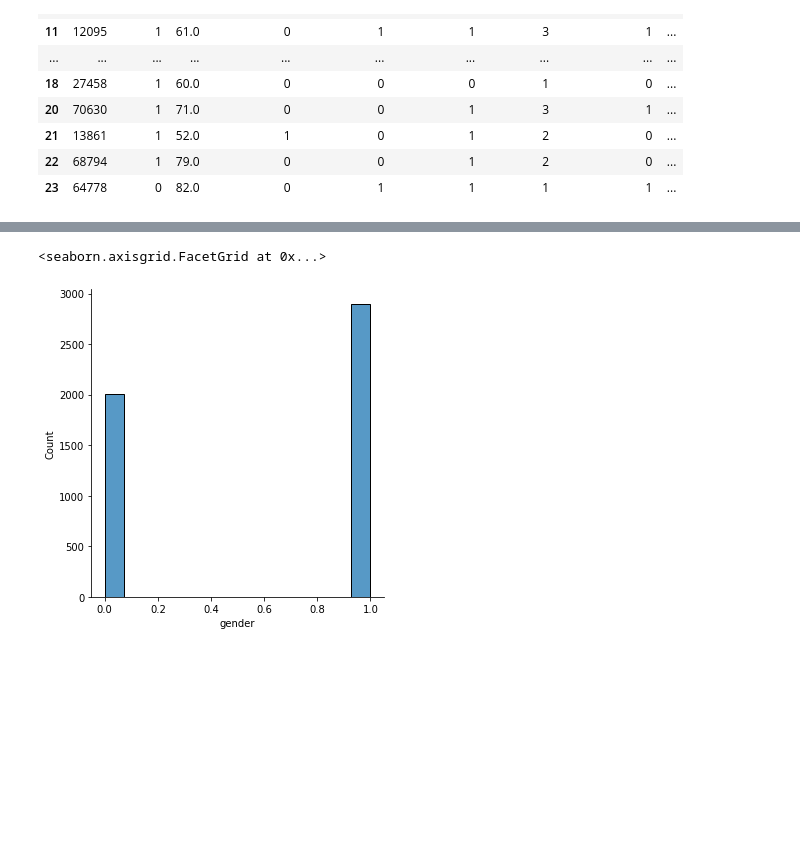
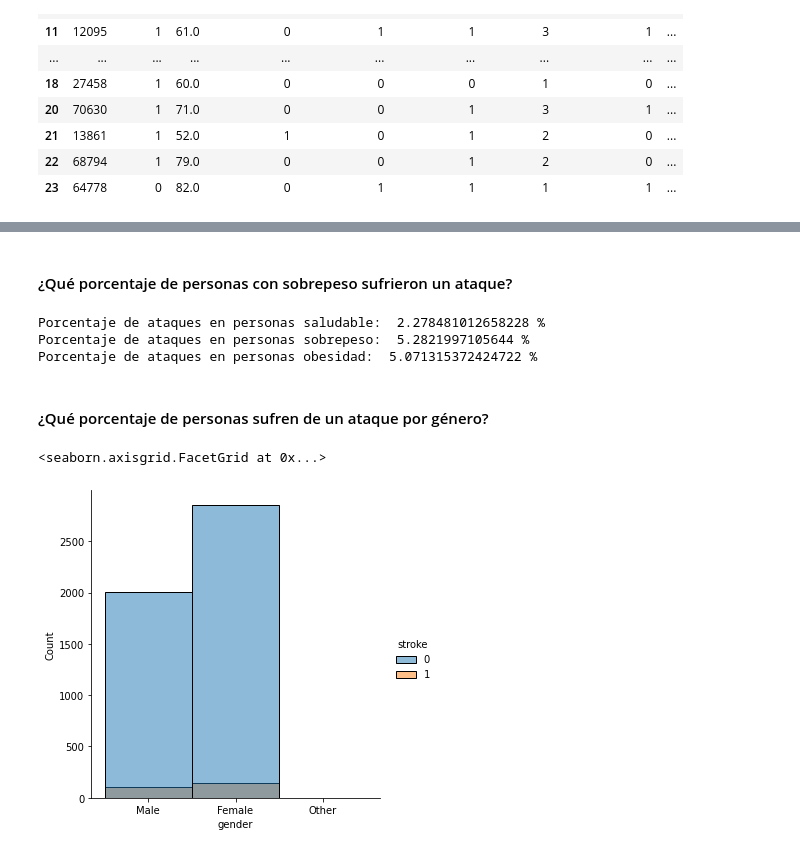
Before and after one commit to jbardalesr/macrodata-projects, a Jupyter notebook: Laboratorio2/Consultas.ipynb, the cells around one changed output, grey strips where cells are left out. Saved outputs shown, nothing was run; the diff lists cells and outputs as text; code cells hidden in the pictures; blank space fills up the shorter version.

```diff
--- a/Laboratorio2/Consultas.ipynb
+++ b/Laboratorio2/Consultas.ipynb
@@ -172,0 +205,2 @@ data.duplicated().sum()
+# %% [markdown]
+#### ¿Qué porcentaje de personas con sobrepeso sufrieron un ataque?
@@ -173,5 +211,18 @@ data.duplicated().sum()
+# %%
+def porcento_stroke (dataf:pd.DataFrame):
+    return (dataf["stroke"].sum() / len(dataf))*100
+
+print("Porcentaje de ataques en personas saludable: " , porcento_stroke(saludable) , "%")
+print("Porcentaje de ataques en personas sobrepeso: " , porcento_stroke(sobrepeso) , "%")
+print("Porcentaje de ataques en personas obesidad: " , porcento_stroke(obesidad) , "%")
+# %% [output]
+Porcentaje de ataques en personas saludable:  2.278481012658228 %
+Porcentaje de ataques en personas sobrepeso:  5.2821997105644 %
+Porcentaje de ataques en personas obesidad:  5.071315372424722 %
+# %% [markdown]
+#### ¿Qué porcentaje de personas sufren de un ataque por género?
 # %%
-sns.displot(data["gender"], kde=False)
+sns.displot( data= data,x =  "gender" , hue="stroke")
 # %% [output]
 <seaborn.axisgrid.FacetGrid at 0x...>
-[figure, old version]
+[figure, new version]
```
Also changed, not shown: parts of 24 cells of this notebook, 1 other file.
